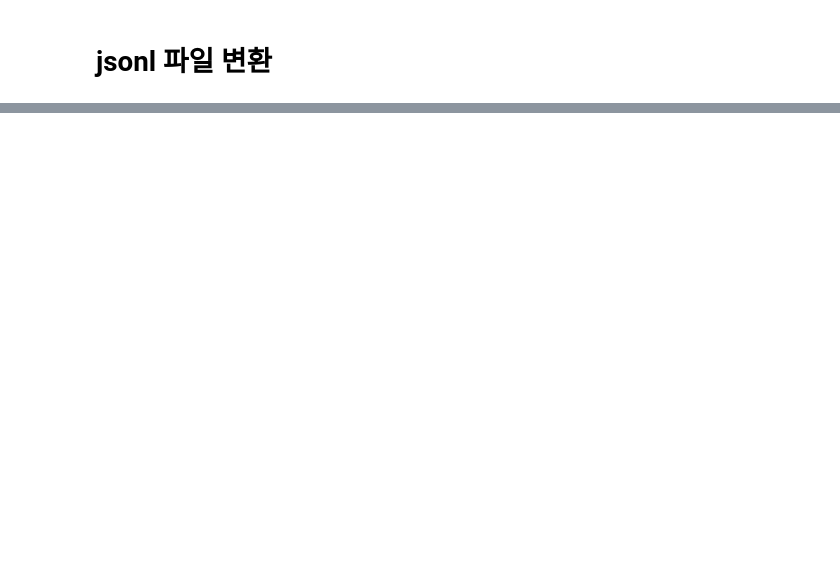
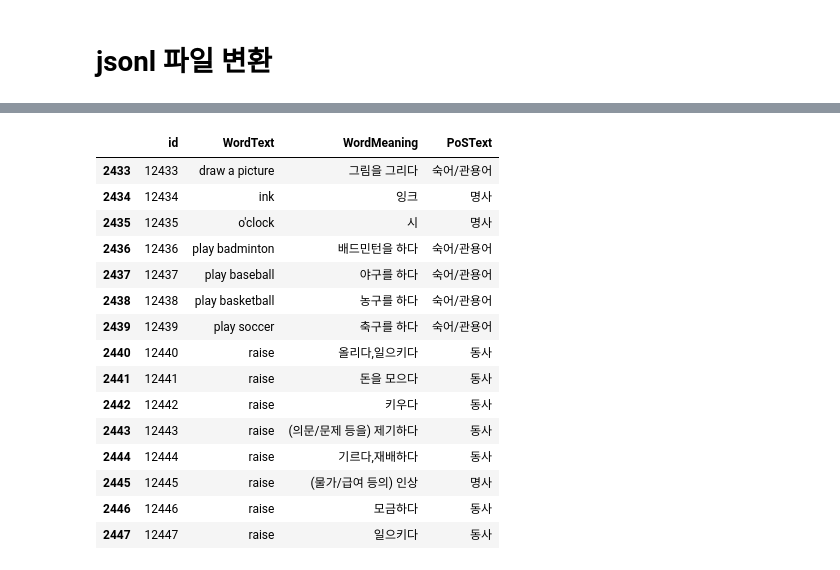
Before and after one commit to tiagyu/WeaversMind, a Jupyter notebook: Word/ExampleSentence_Word/Elem/ExampleSentence_Prompt.ipynb, the cells around one changed output, grey strips where cells are left out. Drawn from its saved outputs; the diff is of its cells as text; code cells hidden in the pictures; blank space fills up the shorter version.

```diff
--- a/Word/ExampleSentence_Word/Elem/ExampleSentence_Prompt.ipynb
+++ b/Word/ExampleSentence_Word/Elem/ExampleSentence_Prompt.ipynb
@@ -176,0 +192,4 @@ def VocaQuizMake(data, output_filename):
+# %%
+drop_col = ['구분', 'grade ID', 'grade NO','PoS', 'image ID', 'WordID(SoundID)', 'WordSymbol','example_english', 'example_korean', '초등800 포함여부', 'result_json', '단어 여부 검수']
+df.drop(columns=drop_col, inplace=True)
+df.head(3)
@@ -176,0 +201,4 @@ def VocaQuizMake(data, output_filename):
+# %%
+df = df.rename({"품사" : "PoSText",
+                "voca NO" : "id"}, axis=1)
+df.head(3)
@@ -176,0 +210,15 @@ def VocaQuizMake(data, output_filename):
+# %%
+print(f"총 사이즈 {len(df)}")
+df1 = df[:500]
+df2 = df[500:1000]
+df3 = df[1000:1500]
+df4 = df[1500:2000]
+df5 = df[2000:2433]
+df6 = df[2433:]
+
+print(f"df1 사이즈 {len(df1)}")
+print(f"df2 사이즈 {len(df2)}")
+print(f"df3 사이즈 {len(df3)}")
+print(f"df4 사이즈 {len(df4)}")
+print(f"df5 사이즈 {len(df5)}")
+print(f"df6 사이즈 {len(df6)}")
@@ -176,0 +240,19 @@ def VocaQuizMake(data, output_filename):
+# %%
+df6.head(15)
+# %% [output]
+|  | id | WordText | WordMeaning | PoSText |
+| 2433 | 12433 | draw a picture | 그림을 그리다 | 숙어/관용어 |
+| 2434 | 12434 | ink | 잉크 | 명사 |
+| 2435 | 12435 | o'clock | 시 | 명사 |
+| 2436 | 12436 | play badminton | 배드민턴을 하다 | 숙어/관용어 |
+| 2437 | 12437 | play baseball | 야구를 하다 | 숙어/관용어 |
+| 2438 | 12438 | play basketball | 농구를 하다 | 숙어/관용어 |
+| 2439 | 12439 | play soccer | 축구를 하다 | 숙어/관용어 |
+| 2440 | 12440 | raise | 올리다,일으키다 | 동사 |
+| 2441 | 12441 | raise | 돈을 모으다 | 동사 |
+| 2442 | 12442 | raise | 키우다 | 동사 |
+| 2443 | 12443 | raise | (의문/문제 등을) 제기하다 | 동사 |
+| 2444 | 12444 | raise | 기르다,재배하다 | 동사 |
+| 2445 | 12445 | raise | (물가/급여 등의) 인상 | 명사 |
+| 2446 | 12446 | raise | 모금하다 | 동사 |
+| 2447 | 12447 | raise | 일으키다 | 동사 |
```
Also changed, not shown: parts of 9 cells of this notebook.
